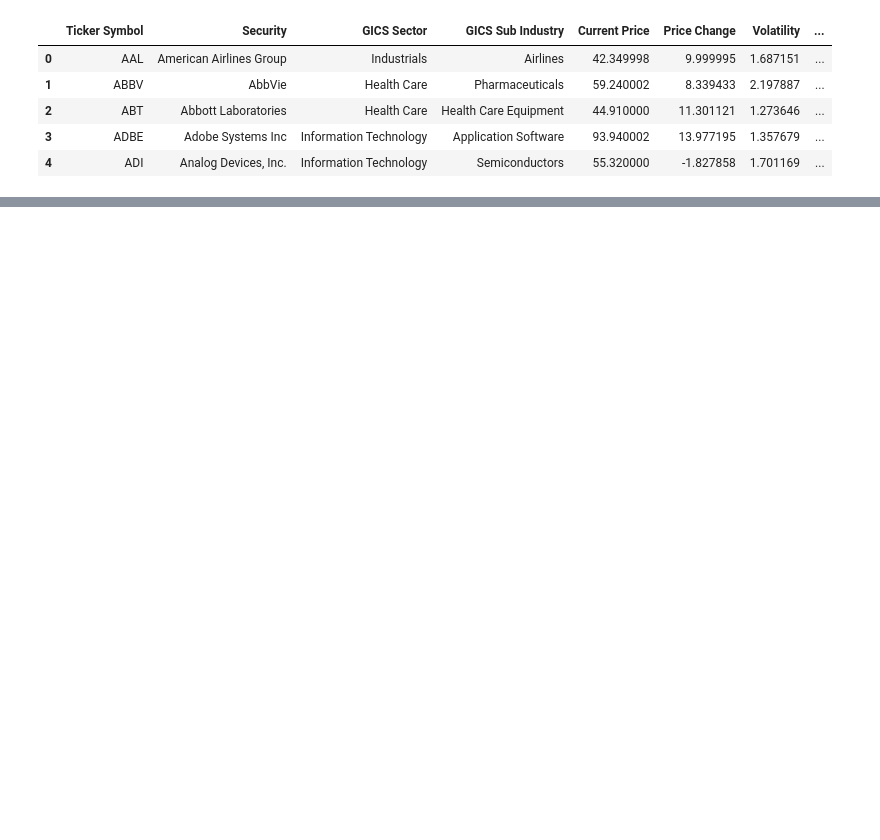
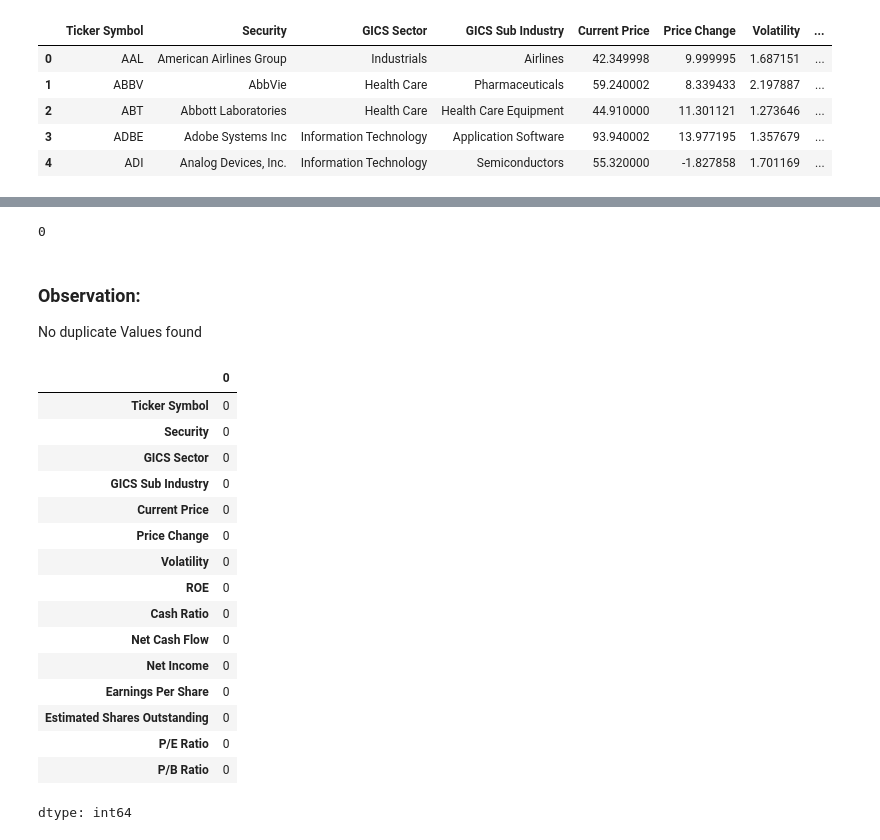
Before and after one commit to Rajesh2015/Trade-Ahead-Prediction, a Jupyter notebook: trade-ahead-solution.ipynb, the cells around one changed output, grey strips where cells are left out. Drawn from its saved outputs; the diff is of its cells as text; code cells hidden in the pictures; blank space fills up the shorter version.

```diff
--- a/trade-ahead-solution.ipynb
+++ b/trade-ahead-solution.ipynb
@@ -203,0 +193,27 @@ trade_ahead_df.head()
+# %%
+trade_ahead_df.duplicated().sum()
+# %% [output]
+0
+# %% [markdown]
+### Observation:
+No duplicate Values found
+# %%
+trade_ahead_df.isna().sum()
+# %% [output]
+|  | 0 |
+| Ticker Symbol | 0 |
+| Security | 0 |
+| GICS Sector | 0 |
+| GICS Sub Industry | 0 |
+| Current Price | 0 |
+| Price Change | 0 |
+| Volatility | 0 |
+| ROE | 0 |
+| Cash Ratio | 0 |
+| Net Cash Flow | 0 |
+| Net Income | 0 |
+| Earnings Per Share | 0 |
+| Estimated Shares Outstanding | 0 |
+| P/E Ratio | 0 |
+| P/B Ratio | 0 |
+dtype: int64
```
Also changed, not shown: parts of 6 cells of this notebook.
